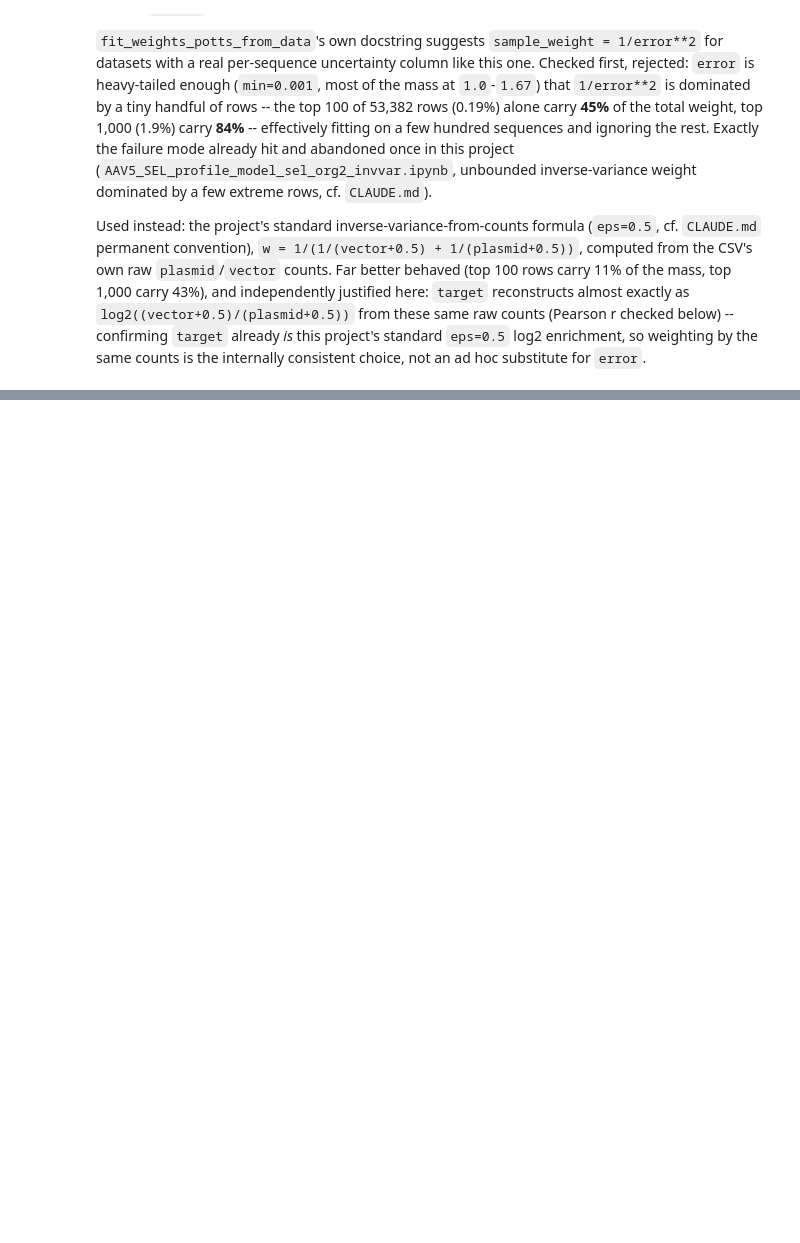
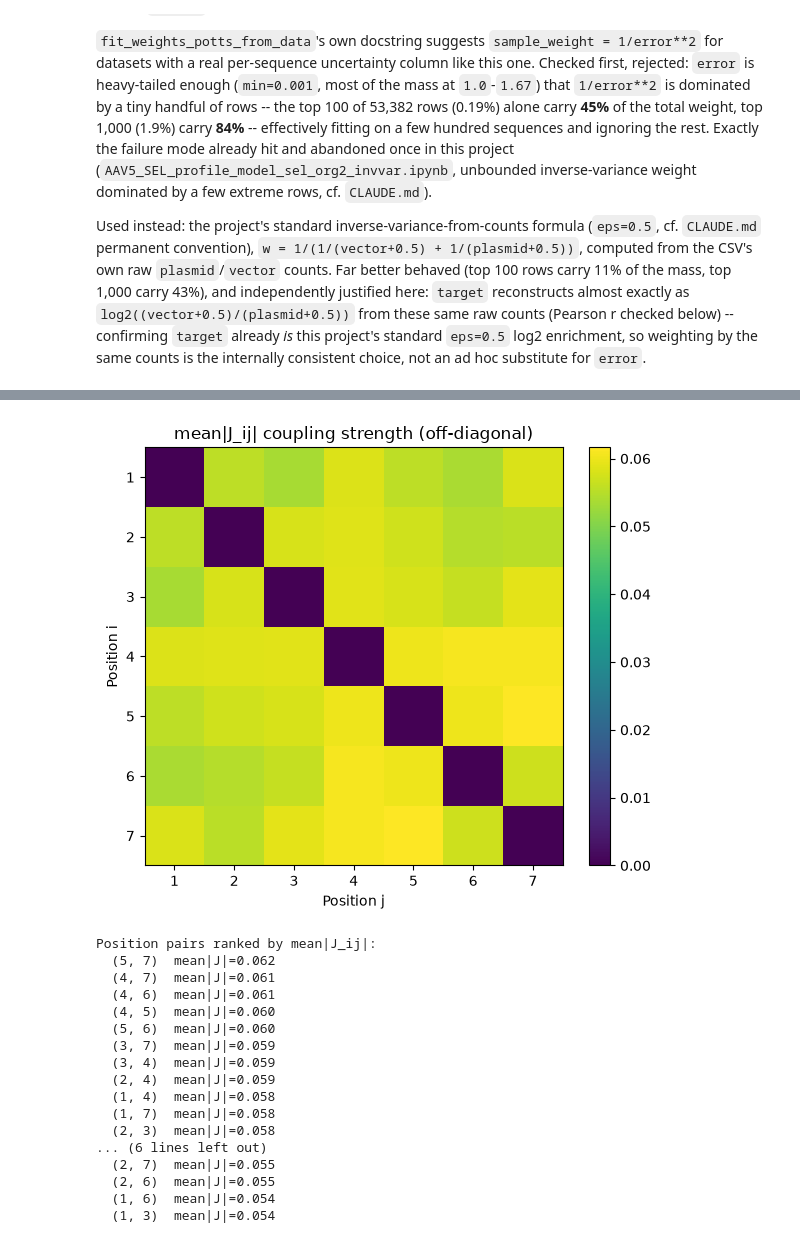
Before and after one commit to merlin-cc/Directed-Evolution-loop, a Jupyter notebook: Modelization_V2/notebooks/notebooks/AAVs dataset/AAV2/obsolete_dense_matrix_potts_regression/AAV2_potts_regression.ipynb, the cells around one changed output, grey strips where cells are left out. Drawn from its saved outputs; the diff is of its cells as text; code cells hidden in the pictures; blank space fills up the shorter version.

```diff
--- a/Modelization_V2/notebooks/notebooks/AAVs dataset/AAV2/obsolete_dense_matrix_potts_regression/AAV2_potts_regression.ipynb
+++ b/Modelization_V2/notebooks/notebooks/AAVs dataset/AAV2/obsolete_dense_matrix_potts_regression/AAV2_potts_regression.ipynb
@@ -207,0 +265,41 @@ def score_FJ(seq, F, J, baseline):
+# %%
+J_np = np.array(J_potts)
+L = num_positions
+j_abs_strength = np.mean(np.abs(J_np), axis=(2, 3))  # (L, L), mean|J_ij| per position pair
+
+off_diag = ~np.eye(L, dtype=bool)
+pairs = [(i, j) for i in range(L) for j in range(i + 1, L)]
+pair_strength = sorted(((j_abs_strength[i, j], i, j) for i, j in pairs), reverse=True)
+
+fig, ax = plt.subplots(figsize=(6, 5))
+im = ax.imshow(j_abs_strength, cmap="viridis")
+ax.set_xlabel("Position j"); ax.set_ylabel("Position i")
+ax.set_xticks(range(L)); ax.set_xticklabels([str(i) for i in range(1, L + 1)])
+ax.set_yticks(range(L)); ax.set_yticklabels([str(i) for i in range(1, L + 1)])
+ax.set_title("mean|J_ij| coupling strength (off-diagonal)")
+fig.colorbar(im, ax=ax)
+fig.tight_layout()
+plt.show()
+
+print("Position pairs ranked by mean|J_ij|:")
+for strength, i, j in pair_strength:
+    print(f"  ({i + 1}, {j + 1})  mean|J|={strength:.3f}")
+# %% [output]
+[figure, added]
+Position pairs ranked by mean|J_ij|:
+  (5, 7)  mean|J|=0.062
+  (4, 7)  mean|J|=0.061
+  (4, 6)  mean|J|=0.061
+  (4, 5)  mean|J|=0.060
+  (5, 6)  mean|J|=0.060
+  (3, 7)  mean|J|=0.059
+  (3, 4)  mean|J|=0.059
+  (2, 4)  mean|J|=0.059
+  (1, 4)  mean|J|=0.058
+  (1, 7)  mean|J|=0.058
+  (2, 3)  mean|J|=0.058
+... (6 lines left out)
+  (2, 7)  mean|J|=0.055
+  (2, 6)  mean|J|=0.055
+  (1, 6)  mean|J|=0.054
+  (1, 3)  mean|J|=0.054
```
Also changed, not shown: parts of 67 cells of this notebook, 24 other files.
